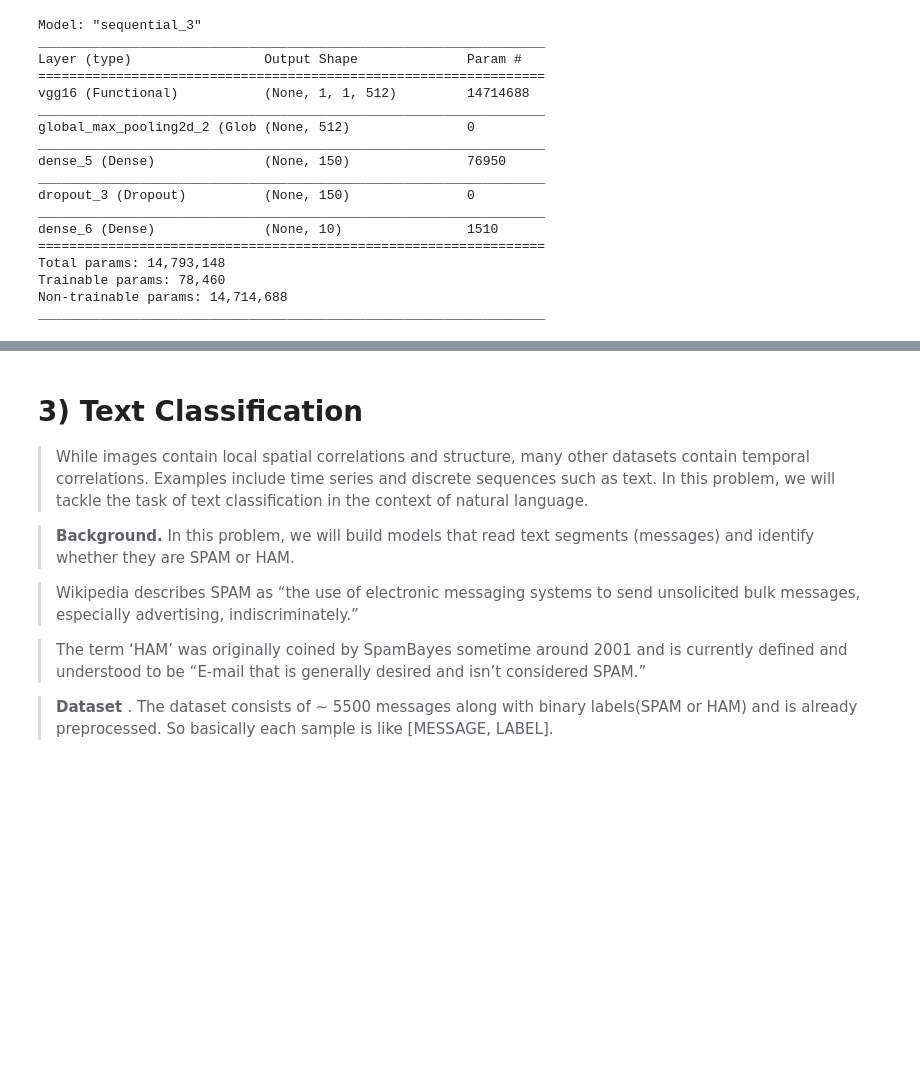
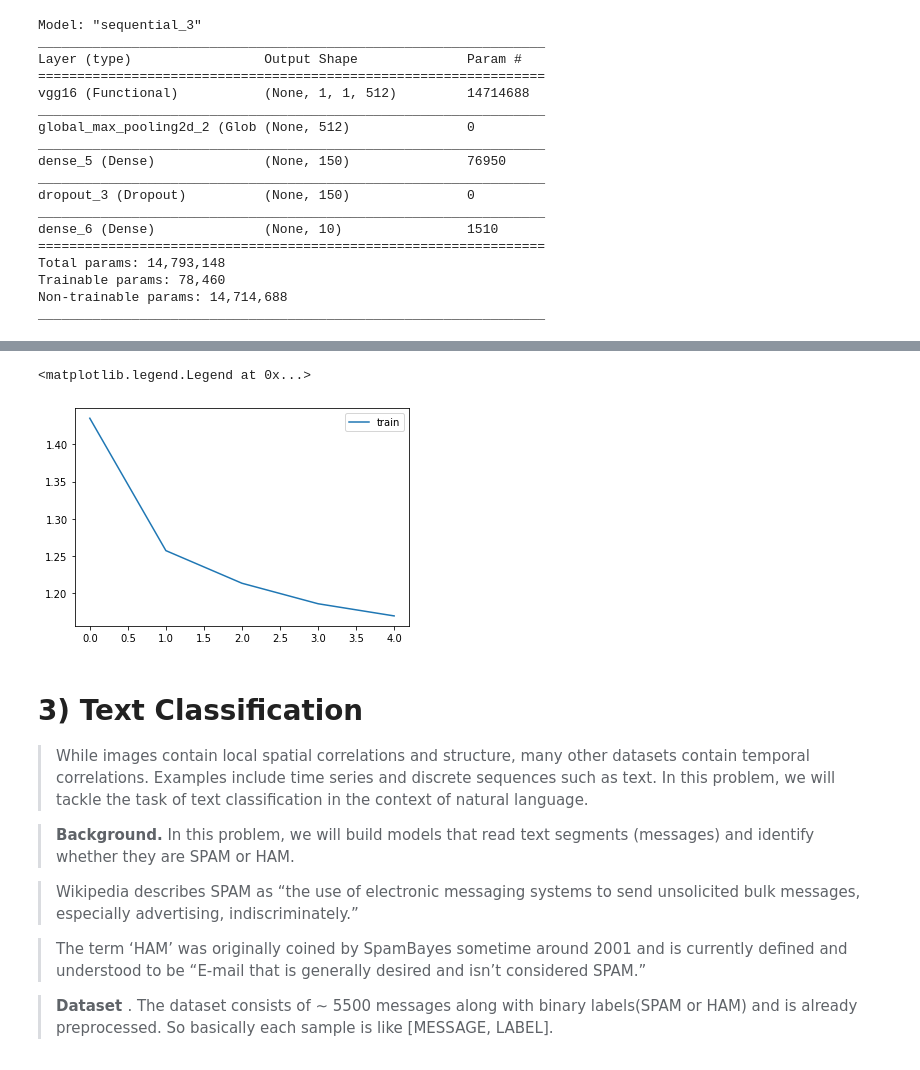
Before and after one commit to ka741/ANLY_590_Assignments, a Jupyter notebook: Assignment3.ipynb, the cells around one changed output, grey strips where cells are left out. Cells and saved outputs as stored; diff of their text form; code cells hidden in the pictures; blank space fills up the shorter version.

```diff
--- a/Assignment3.ipynb
+++ b/Assignment3.ipynb
@@ -301,7 +310,9 @@ Epoch 1/5
 # %%
 plt.plot(results.history["loss"])
-plt.plot(results.history["val_loss"])
 plt.legend(labels=["train", "val"])
+# %% [output]
+<matplotlib.legend.Legend at 0x...>
+[figure, added]
 # %% [markdown]
 # 3) Text Classification
 > While images contain local spatial correlations and structure, many other
```
Also changed, not shown: parts of 3 cells of this notebook.
